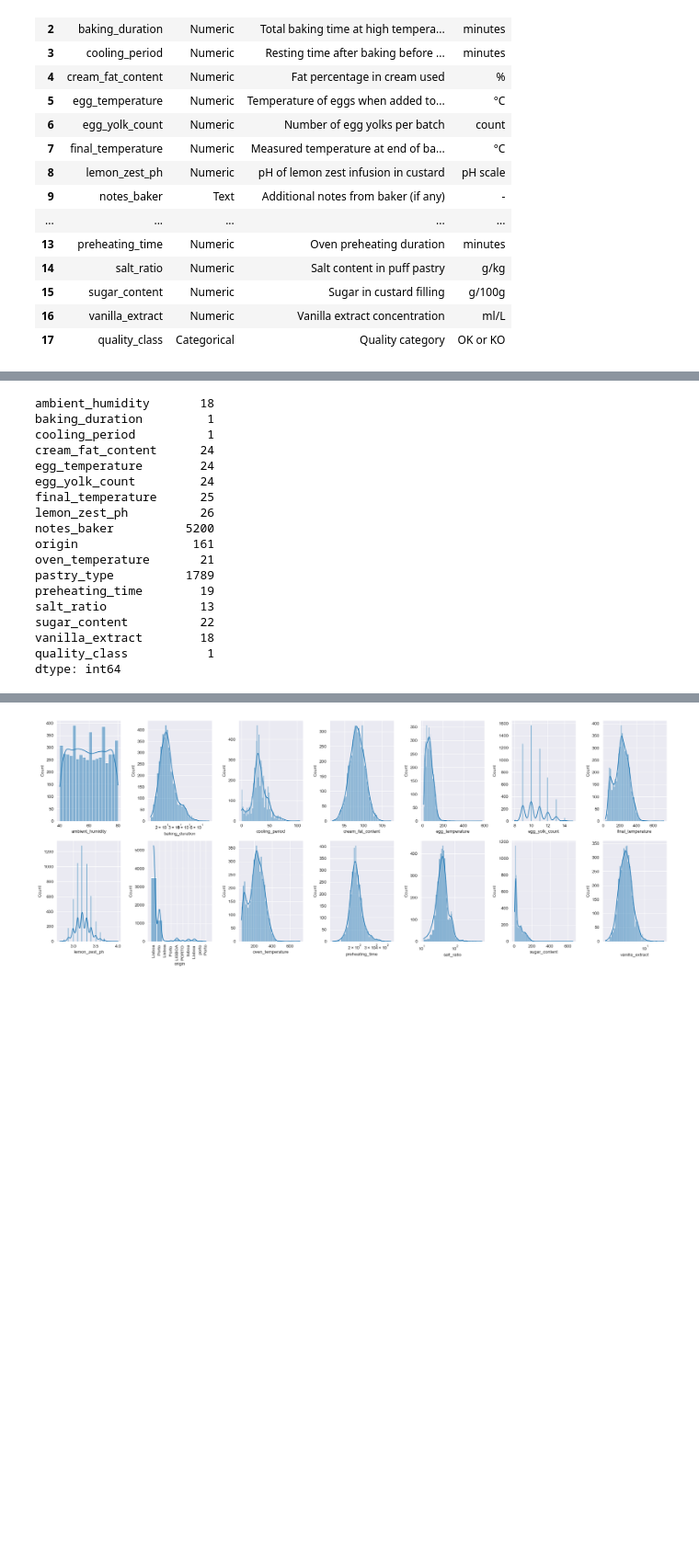
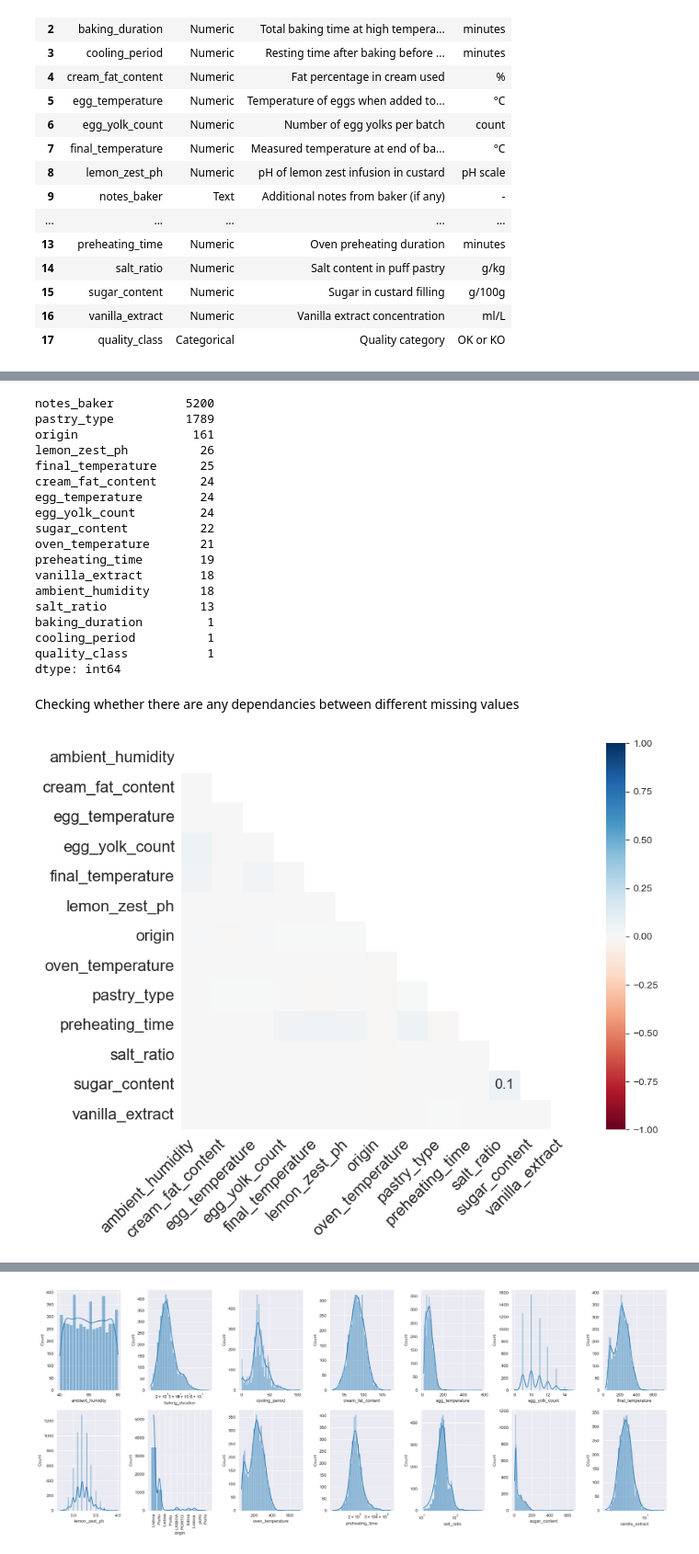
Before and after one commit to durak-dev/MachineLearning-Project, a Jupyter notebook: Data_Exploration.ipynb, the cells around one changed output, grey strips where cells are left out. Shown: that part at 92% size. Cells and saved outputs as stored; diff of their text form; code cells hidden in the pictures; blank space fills up the shorter version.

```diff
--- a/Data_Exploration.ipynb
+++ b/Data_Exploration.ipynb
@@ -44,26 +56,34 @@ pastel_d_nata_lrn.describe()
 | 75% | 70.000000 | 30.000000 | 39.000000 | 99.80000 | 92.000000 | 11.000000 | ... |
 | max | 80.000000 | 89.000000 | 105.000000 | 107.30000 | 575.000000 | 15.000000 | ... |
 # %%
-pastel_d_nata_lrn.isna().sum()
+pastel_d_nata_lrn.isna().sum().sort_values(ascending=False)
 # %% [output]
-ambient_humidity       18
-baking_duration         1
-cooling_period          1
+notes_baker          5200
+pastry_type          1789
+origin                161
+lemon_zest_ph          26
+final_temperature      25
 cream_fat_content      24
 egg_temperature        24
 egg_yolk_count         24
-final_temperature      25
-lemon_zest_ph          26
-notes_baker          5200
-origin                161
+sugar_content          22
 oven_temperature       21
-pastry_type          1789
 preheating_time        19
+vanilla_extract        18
+ambient_humidity       18
 salt_ratio             13
-sugar_content          22
-vanilla_extract        18
+baking_duration         1
+cooling_period          1
 quality_class           1
 dtype: int64
 # %%
 pastel_d_nata_lrn = pastel_d_nata_lrn[pastel_d_nata_lrn['quality_class'].isna()==False]
+# %% [markdown]
+Checking whether there are any dependancies between different missing values
+# %%
+fig, ax = plt.subplots(figsize=(9, 7))
+msno.heatmap(pastel_d_nata_lrn, ax=ax)
+plt.show()
+# %% [output]
+[figure, added]
 # %% [markdown]
```
Also changed, not shown: parts of 21 cells of this notebook, 4 other files.
